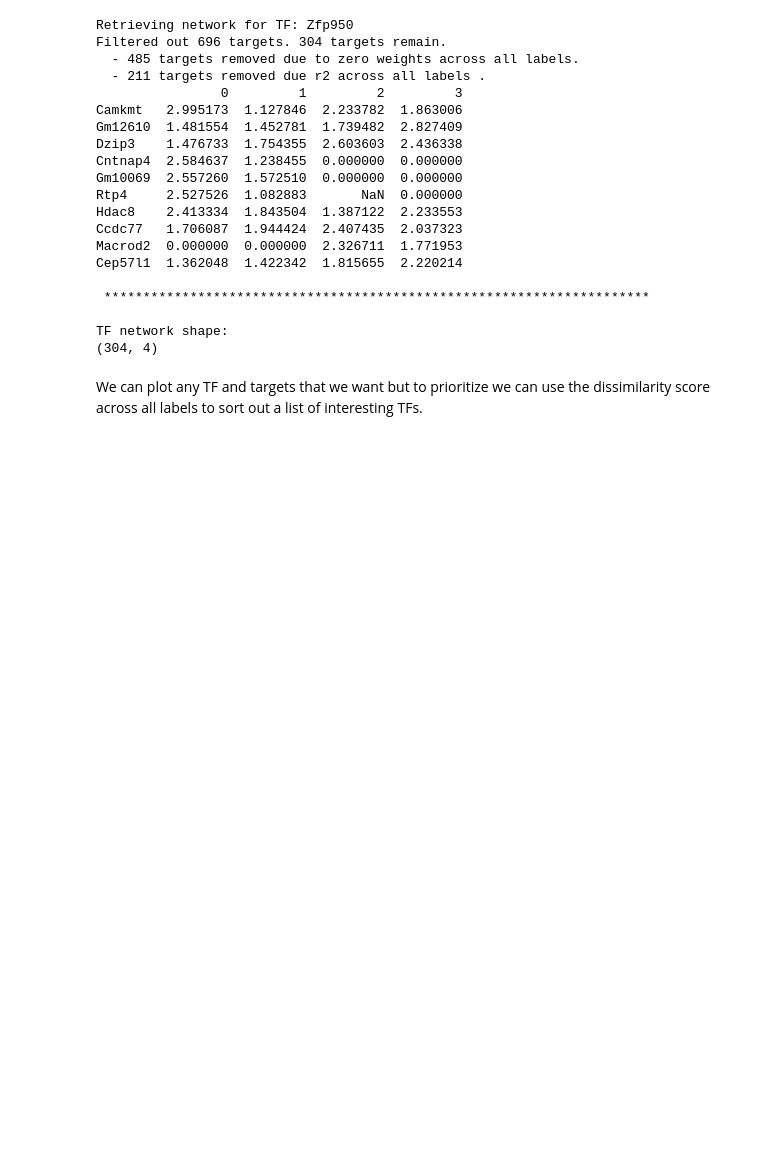
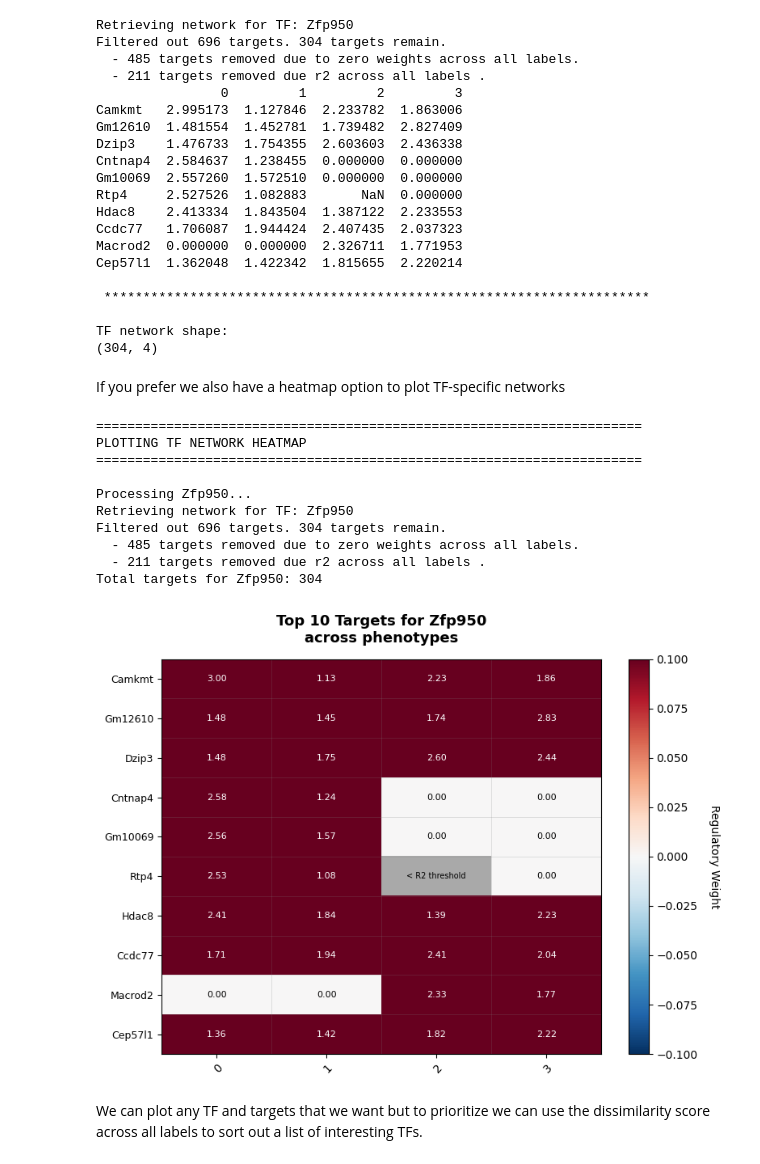
Before and after one commit to ML4BM-Lab/SimiCPipeline, a Jupyter notebook: notebooks/Tutorial_SimiCPipeline_visualization.ipynb, the cells around one changed output. Drawn from its saved outputs; the diff is of its cells as text; code cells hidden in the pictures; blank space fills up the shorter version.

Commit message:
Multi-group dissimilarity heatmap

```diff
--- a/notebooks/Tutorial_SimiCPipeline_visualization.ipynb
+++ b/notebooks/Tutorial_SimiCPipeline_visualization.ipynb
@@ -164,6 +176,28 @@ Cep57l1  1.362048  1.422342  1.815655  2.220214
 
 TF network shape:
 (304, 4)
+# %% [markdown]
+If you prefer we also have a heatmap option to plot TF-specific networks
+# %%
+fig, df = viz.plot_tf_network_heatmap("Zfp950",
+                            top_n_targets = 10,
+                            r2_threshold= 0.7,
+                            labels= [0,1],
+                            cmap = 'RdBu_r',
+                            save =False,
+                            mute = True)
+# %% [output]
+======================================================================
+PLOTTING TF NETWORK HEATMAP
+======================================================================
+
+Processing Zfp950...
+Retrieving network for TF: Zfp950
+Filtered out 696 targets. 304 targets remain.
+  - 485 targets removed due to zero weights across all labels.
+  - 211 targets removed due r2 across all labels .
+Total targets for Zfp950: 304
+[figure, added]
 # %% [markdown]
 We can plot any TF and targets that we want but to prioritize we can use the dissimilarity score across all labels to sort out a list of interesting TFs.
 # %%
```
Also changed, not shown: parts of 13 cells of this notebook, 2 other files.
